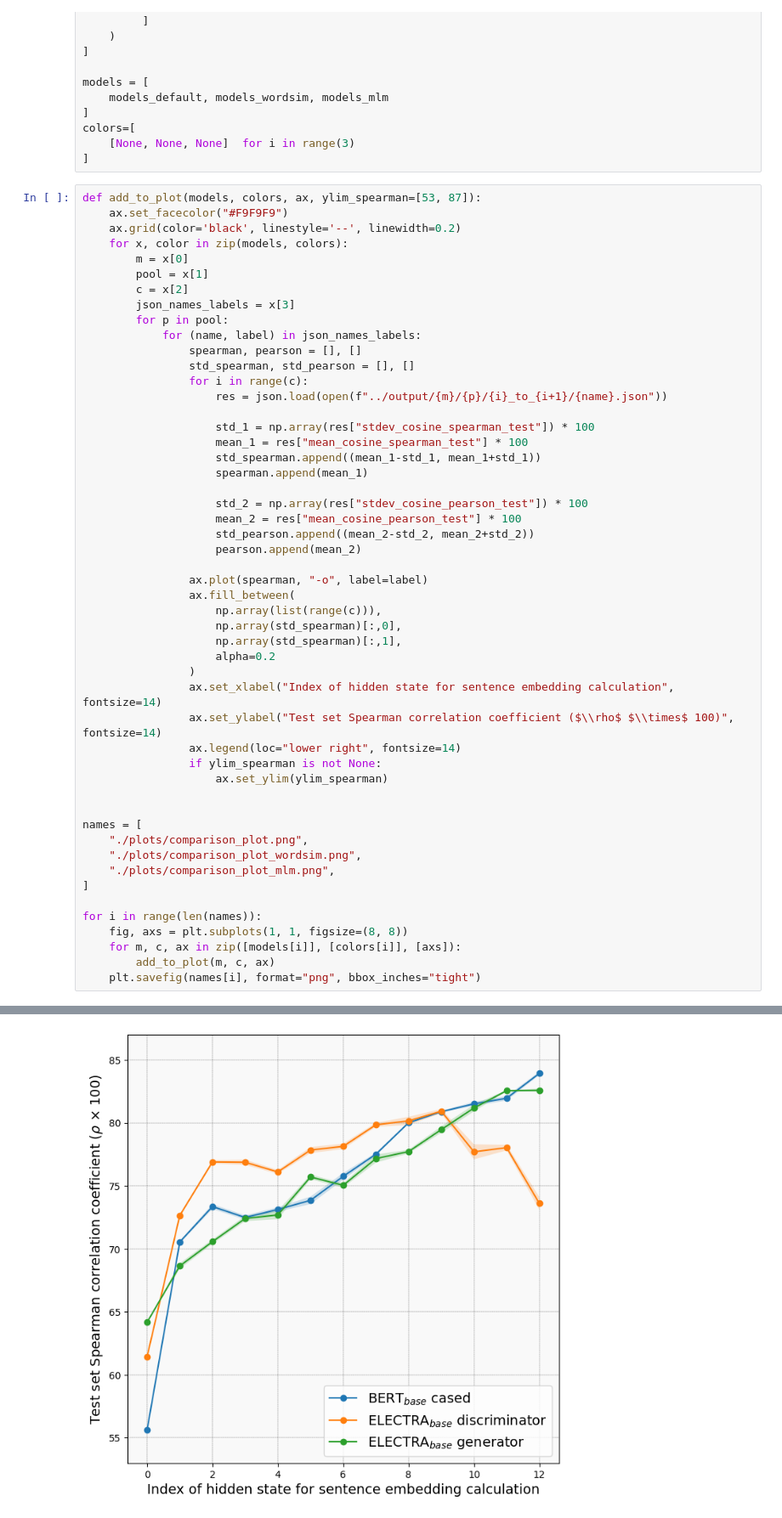
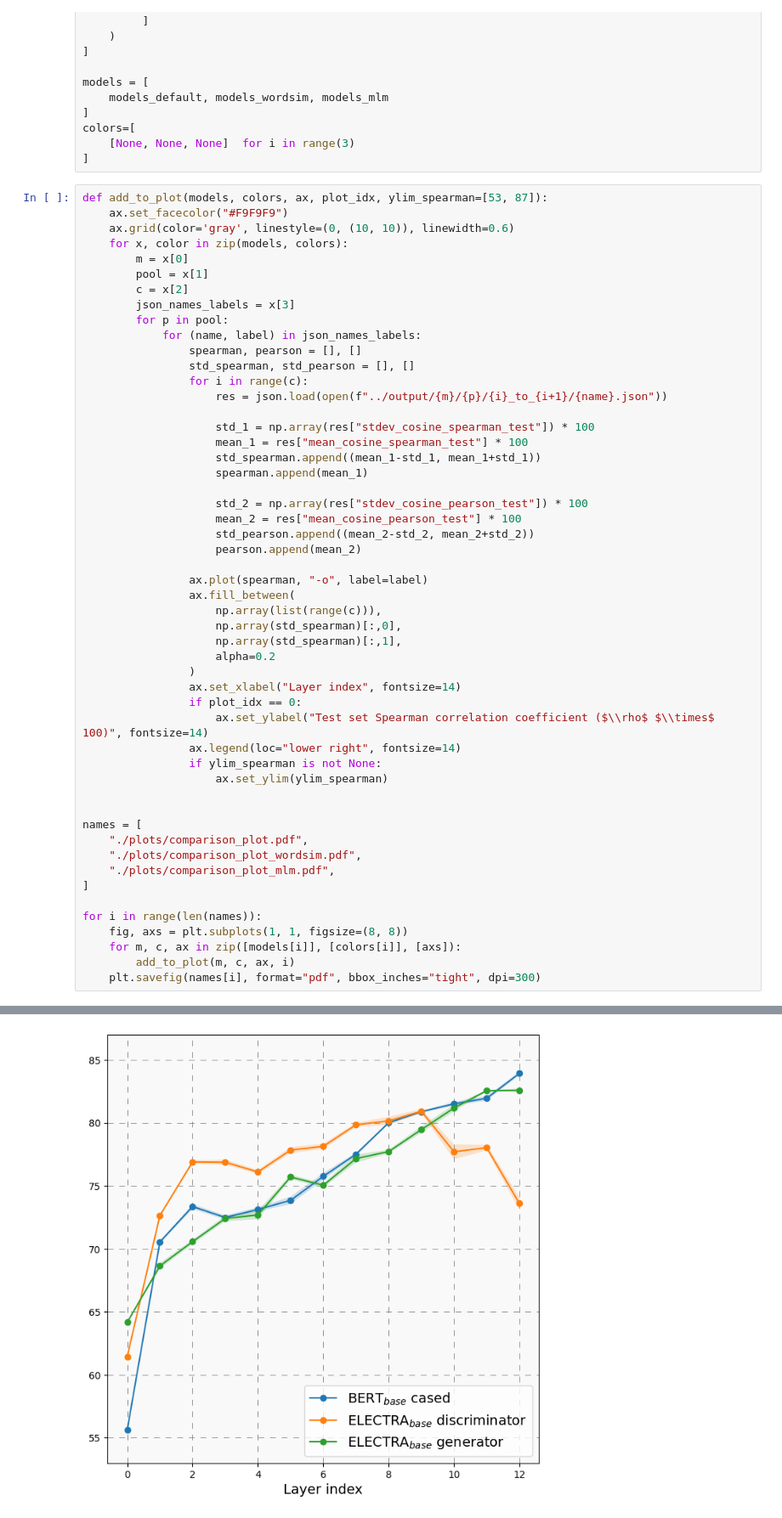
Before and after one commit to ir2718/similarity-embedding-quality, a Jupyter notebook: notebooks/plots.ipynb, the cells around one changed output, grey strips where cells are left out. Shown at 85% size. Drawn from its saved outputs; the diff is of its cells as text.

Commit message:
update plots

```diff
--- a/notebooks/plots.ipynb
+++ b/notebooks/plots.ipynb
@@ -68,9 +68,9 @@ colors=[
     [None, None, None]  for i in range(3)
 ]
 # %%
-def add_to_plot(models, colors, ax, ylim_spearman=[53, 87]):
+def add_to_plot(models, colors, ax, plot_idx, ylim_spearman=[53, 87]):
     ax.set_facecolor("#F9F9F9")
-    ax.grid(color='black', linestyle='--', linewidth=0.2)
+    ax.grid(color='gray', linestyle=(0, (10, 10)), linewidth=0.6)
     for x, color in zip(models, colors):
         m = x[0]
         pool = x[1]
@@ -100,22 +100,23 @@ def add_to_plot(models, colors, ax, ylim_spearman=[53, 87]):
                     np.array(std_spearman)[:,1],
                     alpha=0.2
                 )
-                ax.set_xlabel("Index of hidden state for sentence embedding calculation", fontsize=14)
-                ax.set_ylabel("Test set Spearman correlation coefficient ($\\rho$ $\\times$ 100)", fontsize=14)
+                ax.set_xlabel("Layer index", fontsize=14)
+                if plot_idx == 0:
+                    ax.set_ylabel("Test set Spearman correlation coefficient ($\\rho$ $\\times$ 100)", fontsize=14)
                 ax.legend(loc="lower right", fontsize=14)
                 if ylim_spearman is not None:
                     ax.set_ylim(ylim_spearman)
 
 
 names = [
-    "./plots/comparison_plot.png",
-    "./plots/comparison_plot_wordsim.png",
-    "./plots/comparison_plot_mlm.png",
+    "./plots/comparison_plot.pdf",
+    "./plots/comparison_plot_wordsim.pdf",
+    "./plots/comparison_plot_mlm.pdf",
 ]
 
 for i in range(len(names)):
     fig, axs = plt.subplots(1, 1, figsize=(8, 8))
     for m, c, ax in zip([models[i]], [colors[i]], [axs]):
-        add_to_plot(m, c, ax)
-    plt.savefig(names[i], format="png", bbox_inches="tight")
+        add_to_plot(m, c, ax, i)
+    plt.savefig(names[i], format="pdf", bbox_inches="tight", dpi=300)
 # %% [output]
@@ -123 +124 @@ for i in range(len(names)):
-[figure, old version]
+[figure, new version]
```
Also changed, not shown: parts of 9 cells of this notebook, 4 other files.
